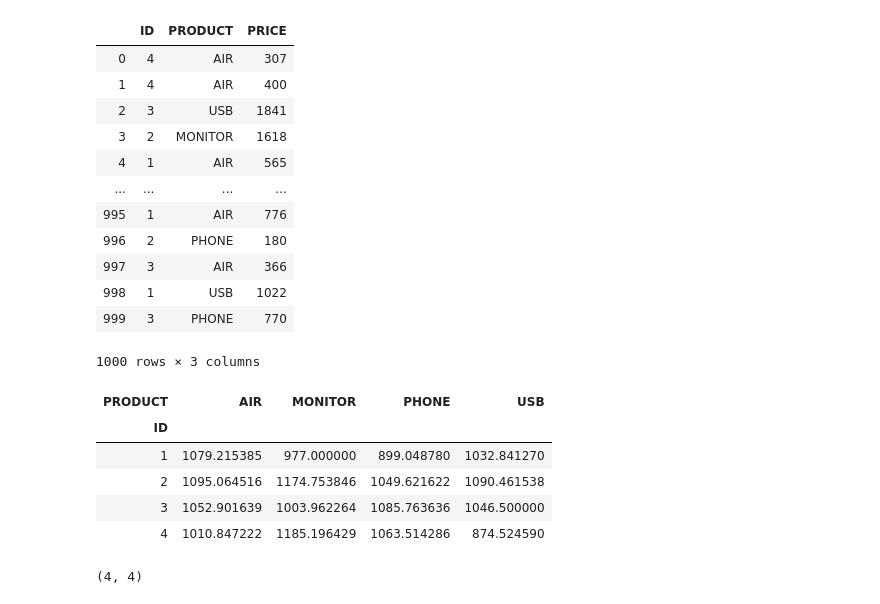
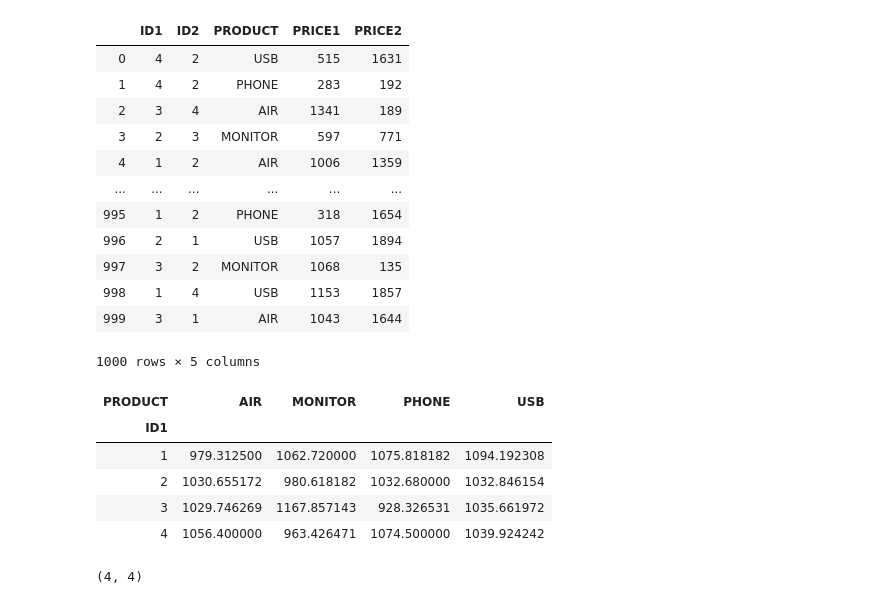
Before and after one commit to bloodstrawberry/data-science-with-python, a Jupyter notebook: 데이터처리/pivot_table.ipynb, the cells around one changed output. Saved outputs shown, nothing was run; the diff lists cells and outputs as text; code cells hidden in the pictures.

```diff
--- a/데이터처리/pivot_table.ipynb
+++ b/데이터처리/pivot_table.ipynb
@@ -1,41 +1,43 @@
 # %%
 import pandas as pd
 import numpy as np
 
 np.random.seed(1234)
 
 num_rows = 1000
 product_choices = ['PHONE', 'AIR', 'MONITOR', 'USB']
 
 data = {
-    'ID': np.random.randint(1, 5, size=num_rows),  # 고객 ID: 1~20 사이
+    'ID1': np.random.randint(1, 5, size=num_rows),  # 고객 ID: 1~20 사이
+    'ID2': np.random.randint(1, 5, size=num_rows),  # 고객 ID: 1~20 사이
     'PRODUCT': np.random.choice(product_choices, size=num_rows),
-    'PRICE': np.random.randint(100, 2001, size=num_rows)  # 가격: 100 ~ 2000원 사이
+    'PRICE1': np.random.randint(100, 2001, size=num_rows),  # 가격: 100 ~ 2000원 사이
+    'PRICE2': np.random.randint(100, 2001, size=num_rows)  # 가격: 100 ~ 2000원 사이
 }
 
 df = pd.DataFrame(data)
 
 df
 # %% [output]
-|  | ID | PRODUCT | PRICE |
-| 0 | 4 | AIR | 307 |
-| 1 | 4 | AIR | 400 |
-| 2 | 3 | USB | 1841 |
-| 3 | 2 | MONITOR | 1618 |
-| 4 | 1 | AIR | 565 |
-| ... | ... | ... | ... |
-| 995 | 1 | AIR | 776 |
-| 996 | 2 | PHONE | 180 |
-| 997 | 3 | AIR | 366 |
-| 998 | 1 | USB | 1022 |
-| 999 | 3 | PHONE | 770 |
+|  | ID1 | ID2 | PRODUCT | PRICE1 | PRICE2 |
+| 0 | 4 | 2 | USB | 515 | 1631 |
+| 1 | 4 | 2 | PHONE | 283 | 192 |
+| 2 | 3 | 4 | AIR | 1341 | 189 |
+| 3 | 2 | 3 | MONITOR | 597 | 771 |
+| 4 | 1 | 2 | AIR | 1006 | 1359 |
+| ... | ... | ... | ... | ... | ... |
+| 995 | 1 | 2 | PHONE | 318 | 1654 |
+| 996 | 2 | 1 | USB | 1057 | 1894 |
+| 997 | 3 | 2 | MONITOR | 1068 | 135 |
+| 998 | 1 | 4 | USB | 1153 | 1857 |
+| 999 | 3 | 1 | AIR | 1043 | 1644 |
-1000 rows × 3 columns
+1000 rows × 5 columns
 # %%
 # ID를 행의 Key로
 # PRODUCT의 고유한 값들을 컬럼 명으로
 # PRICE를 각 컬럼의 값으로 가지도록
 # 데이터 구조 변경
-pivot_df = pd.pivot_table(df, index='ID', values='PRICE', columns='PRODUCT')
+pivot_df = pd.pivot_table(df, index='ID1', values='PRICE1', columns='PRODUCT')
 
 # pivot_df = pivot_df.reset_index().rename_axis(None, axis=1)
 
@@ -44,11 +46,11 @@ pivot_df = pd.pivot_table(df, index='ID', values='PRICE', columns='PRODUCT')
 pivot_df
 # %% [output]
 | PRODUCT | AIR | MONITOR | PHONE | USB |
-| ID |  |  |  |  |
-| 1 | 1079.215385 | 977.000000 | 899.048780 | 1032.841270 |
-| 2 | 1095.064516 | 1174.753846 | 1049.621622 | 1090.461538 |
-| 3 | 1052.901639 | 1003.962264 | 1085.763636 | 1046.500000 |
-| 4 | 1010.847222 | 1185.196429 | 1063.514286 | 874.524590 |
+| ID1 |  |  |  |  |
+| 1 | 979.312500 | 1062.720000 | 1075.818182 | 1094.192308 |
+| 2 | 1030.655172 | 980.618182 | 1032.680000 | 1032.846154 |
+| 3 | 1029.746269 | 1167.857143 | 928.326531 | 1035.661972 |
+| 4 | 1056.400000 | 963.426471 | 1074.500000 | 1039.924242 |
 # %%
 pivot_df.shape
 # %% [output]
```
Also changed, not shown: parts of 2 cells of this notebook, 22 other files.
